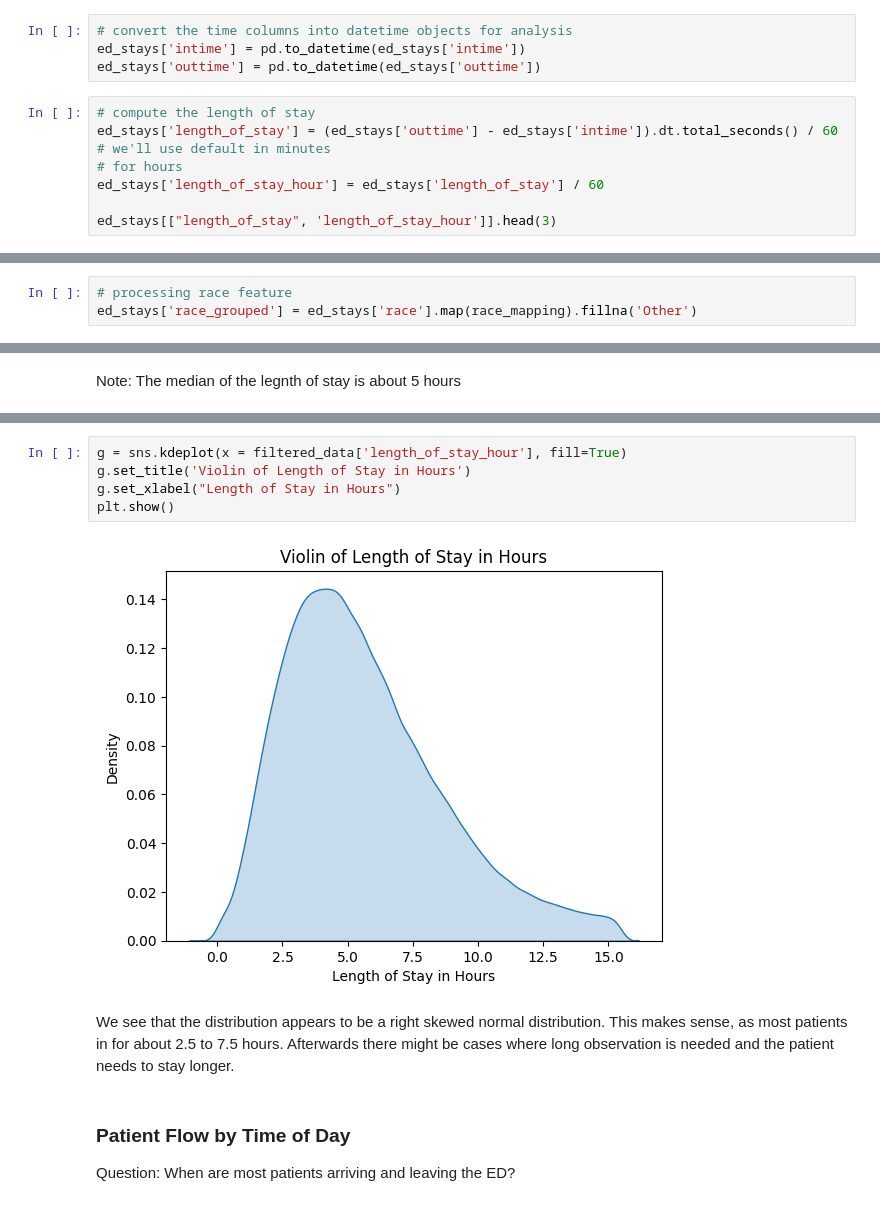
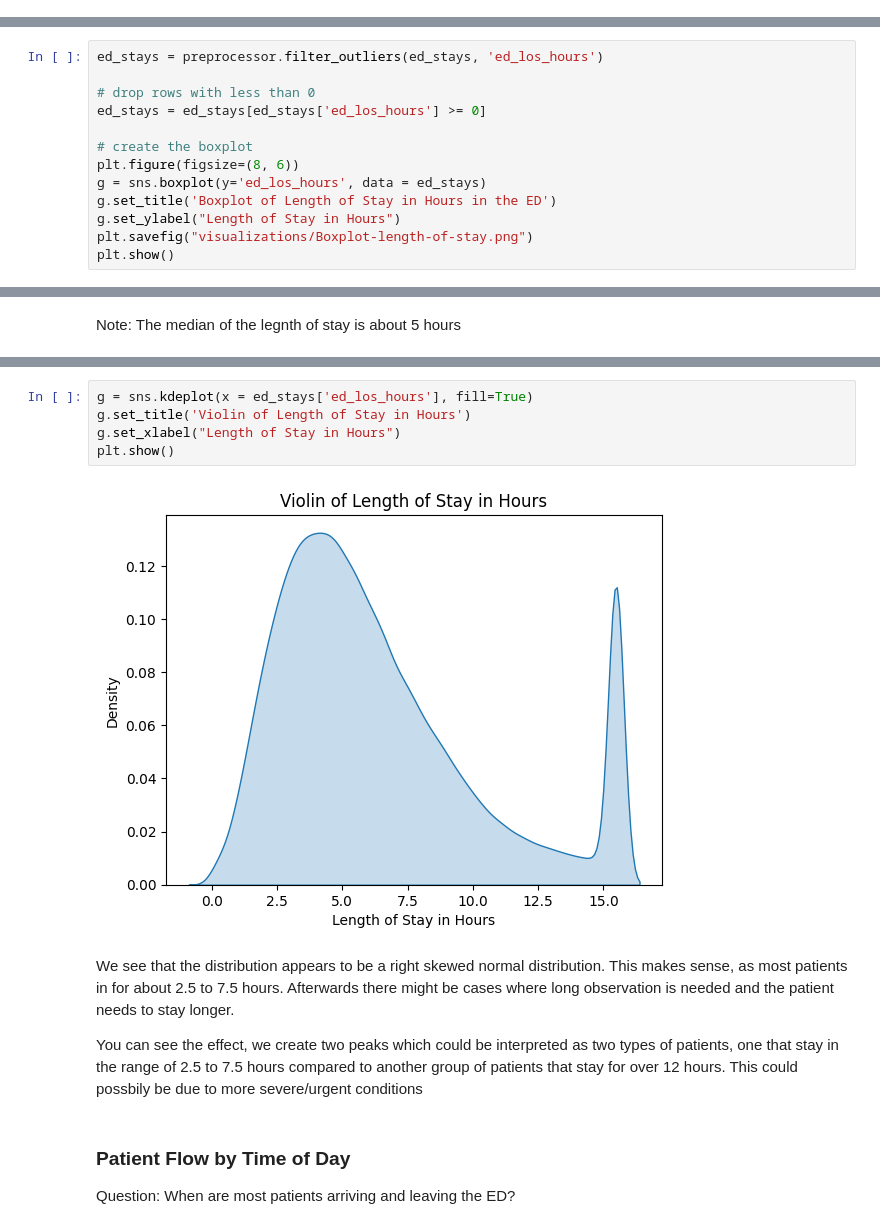
Before and after one commit to JewelsHovan/Milestone-I, a Jupyter notebook: EDA.ipynb, the cells around one changed output, grey strips where cells are left out. Cells and saved outputs as stored; diff of their text form.

```diff
--- a/EDA.ipynb
+++ b/EDA.ipynb
@@ -84,11 +115,0 @@ nunique_per_cat(ed_stays)
-# %%
-# convert the time columns into datetime objects for analysis
-ed_stays['intime'] = pd.to_datetime(ed_stays['intime'])
-ed_stays['outtime'] = pd.to_datetime(ed_stays['outtime'])
-# %%
-# compute the length of stay
-ed_stays['length_of_stay'] = (ed_stays['outtime'] - ed_stays['intime']).dt.total_seconds() / 60 # we'll use default in minutes
-# for hours
-ed_stays['length_of_stay_hour'] = ed_stays['length_of_stay'] / 60
-
-ed_stays[["length_of_stay", 'length_of_stay_hour']].head(3)
@@ -100,3 +115,0 @@ ed_stays[["length_of_stay", 'length_of_stay_hour']].head(3)
-# %%
-# processing race feature
-ed_stays['race_grouped'] = ed_stays['race'].map(race_mapping).fillna('Other')
@@ -157,0 +213,13 @@ plt.show()
+# %%
+ed_stays = preprocessor.filter_outliers(ed_stays, 'ed_los_hours')
+
+# drop rows with less than 0
+ed_stays = ed_stays[ed_stays['ed_los_hours'] >= 0]
+
+# create the boxplot
+plt.figure(figsize=(8, 6))
+g = sns.boxplot(y='ed_los_hours', data = ed_stays)
+g.set_title('Boxplot of Length of Stay in Hours in the ED')
+g.set_ylabel("Length of Stay in Hours")
+plt.savefig("visualizations/Boxplot-length-of-stay.png")
+plt.show()
@@ -169,12 +239,14 @@ plt.show()
 # %%
-g = sns.kdeplot(x = filtered_data['length_of_stay_hour'], fill=True)
+g = sns.kdeplot(x = ed_stays['ed_los_hours'], fill=True)
 g.set_title('Violin of Length of Stay in Hours')
 g.set_xlabel("Length of Stay in Hours")
 plt.show()
 # %% [output]
-[figure, old version]
+[figure, new version]
 # %% [markdown]
 We see that the distribution appears to be a right skewed normal distribution. This makes sense, as most patients in for about 2.5 to 7.5 hours. Afterwards there might be cases where long observation is needed and the patient needs to stay longer.
+
+You can see the effect, we create two peaks which could be interpreted as two types of patients, one that stay in the range of 2.5 to 7.5 hours compared to another group of patients that stay for over 12 hours. This could possbily be due to more severe/urgent conditions
 # %% [markdown]
 ### Patient Flow by Time of Day
 
```
Also changed, not shown: parts of 67 cells of this notebook, 7 other files.
